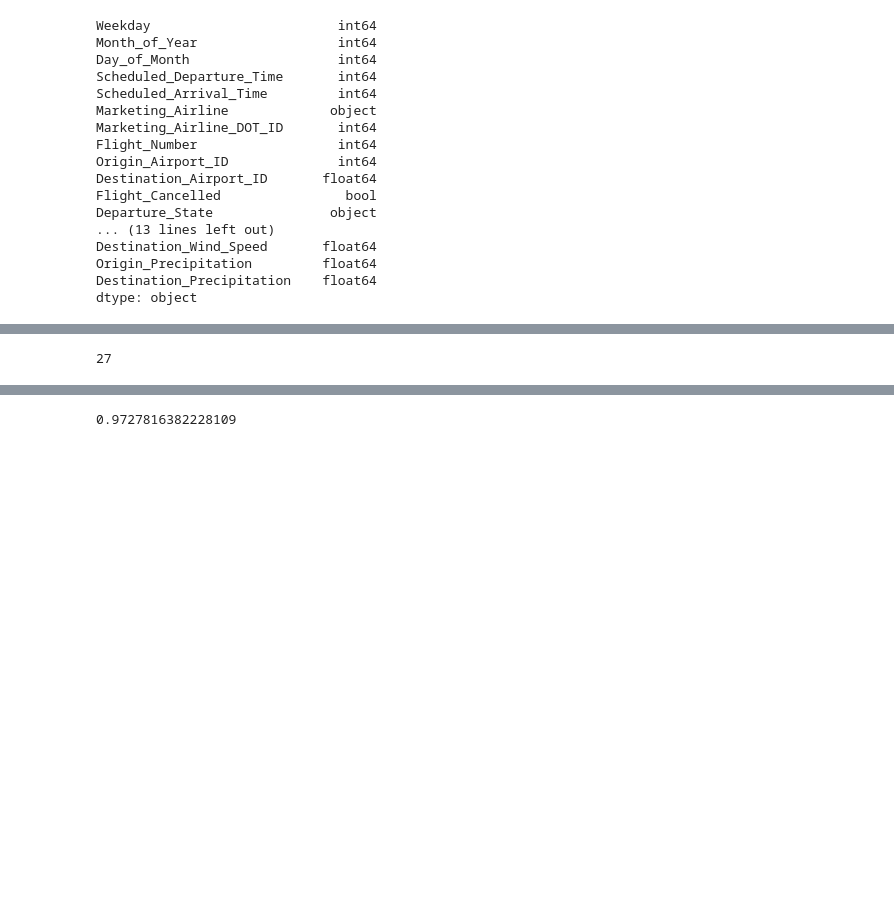
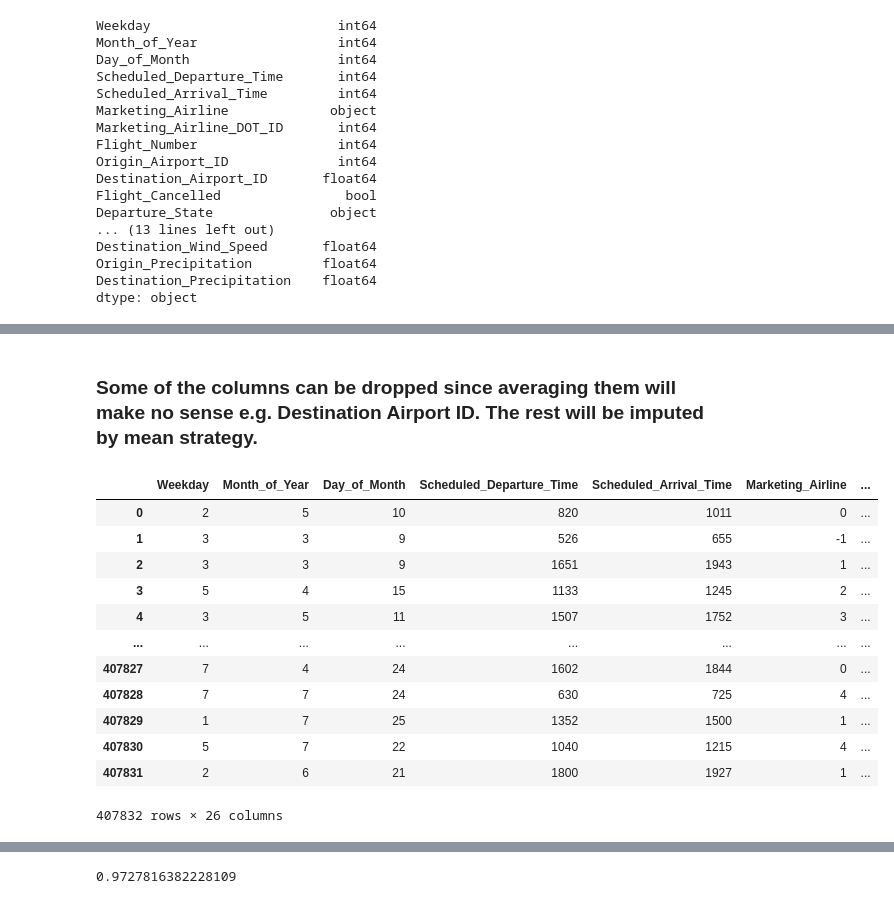
Before and after one commit to kora11e/Regression-and-Classification-ML-models, a Jupyter notebook: regression_model.ipynb, the cells around one changed output, grey strips where cells are left out. Cells and saved outputs as stored; diff of their text form; code cells hidden in the pictures; blank space fills up the shorter version.

```diff
--- a/regression_model.ipynb
+++ b/regression_model.ipynb
@@ -5,4 +5,4 @@ import sklearn, matplotlib.pyplot as plt, matplotlib.animation as animation, pan
 from sklearn.preprocessing import LabelEncoder
 # %%
-delays_train = pd.read_csv("C:/Users/X/Downloads/ML2023/ML2023/delays/delays_train.csv")
-delays_test = pd.read_csv("C:/Users/X/Downloads/ML2023/ML2023/delays/delays_test.csv")
+delays_train = pd.read_csv("./ML2023/delays/delays_train.zip", compression='zip')
+delays_test = pd.read_csv("./ML2023/delays/delays_test.zip", compression='zip')
@@ -72,6 +64,3 @@ delays_train
 | 1631325 | 3 | 3 | 30 | 1250 | 1345 | AS | ... |
 | 1631326 | 4 | 1 | 27 | 530 | 726 | NK | ... |
 1631327 rows × 28 columns
-# %%
-delays_train = delays_train.dropna()
-delays_test = delays_test.dropna()
@@ -98,7 +67,7 @@ delays_train
 # %% [markdown]
 The percentage of reduced rows is 838241 * 100 / 1631327 which gives us 51,38%. That is a huge number of observations we can't afford to lose.
 # %%
-X = delays_train.drop('Arrival_Delay', axis=1)
+X_train = delays_train.drop('Arrival_Delay', axis=1)
 X_test = delays_test
 y = delays_train['Arrival_Delay']
 print(y.dtypes)
@@ -143,5 +112,5 @@ Origin_Precipitation         float64
 Destination_Precipitation    float64
 dtype: object
 # %%
-X[['Marketing_Airline', 'Departure_State', 'Flight_Cancelled', 'Arrival_State', 'Flight_Diverted']] = X[['Marketing_Airline', 'Departure_State', 'Flight_Cancelled', 'Arrival_State', 'Flight_Diverted']].apply(lambda x: pd.factorize(x)[0])
+X_train[['Marketing_Airline', 'Departure_State', 'Flight_Cancelled', 'Arrival_State', 'Flight_Diverted']] = X_train[['Marketing_Airline', 'Departure_State', 'Flight_Cancelled', 'Arrival_State', 'Flight_Diverted']].apply(lambda x: pd.factorize(x)[0])
 X_test[['Marketing_Airline', 'Departure_State', 'Flight_Cancelled', 'Arrival_State', 'Flight_Diverted']] = X_test[['Marketing_Airline', 'Departure_State', 'Flight_Cancelled', 'Arrival_State', 'Flight_Diverted']].apply(lambda x: pd.factorize(x)[0])
@@ -210,4 +137,19 @@ X
-# %%
-len(X.dtypes)
-# %% [output]
-27
+# %% [markdown]
+<h3>Some of the columns can be dropped since averaging them will make no sense e.g. Destination Airport ID. The rest will be imputed by mean strategy.</h3>
+# %%
+X_train.drop(['Destination_Airport_ID'], axis=1)
+X_test.drop(['Destination_Airport_ID'], axis=1)
+# %% [output]
+|  | Weekday | Month_of_Year | Day_of_Month | Scheduled_Departure_Time | Scheduled_Arrival_Time | Marketing_Airline | ... |
+| 0 | 2 | 5 | 10 | 820 | 1011 | 0 | ... |
+| 1 | 3 | 3 | 9 | 526 | 655 | -1 | ... |
+| 2 | 3 | 3 | 9 | 1651 | 1943 | 1 | ... |
+| 3 | 5 | 4 | 15 | 1133 | 1245 | 2 | ... |
+| 4 | 3 | 5 | 11 | 1507 | 1752 | 3 | ... |
+| ... | ... | ... | ... | ... | ... | ... | ... |
+| 407827 | 7 | 4 | 24 | 1602 | 1844 | 0 | ... |
+| 407828 | 7 | 7 | 24 | 630 | 725 | 4 | ... |
+| 407829 | 1 | 7 | 25 | 1352 | 1500 | 1 | ... |
+| 407830 | 5 | 7 | 22 | 1040 | 1215 | 4 | ... |
+| 407831 | 2 | 6 | 21 | 1800 | 1927 | 1 | ... |
+407832 rows × 26 columns
```
Also changed, not shown: parts of 16 cells of this notebook, 2 other files.
